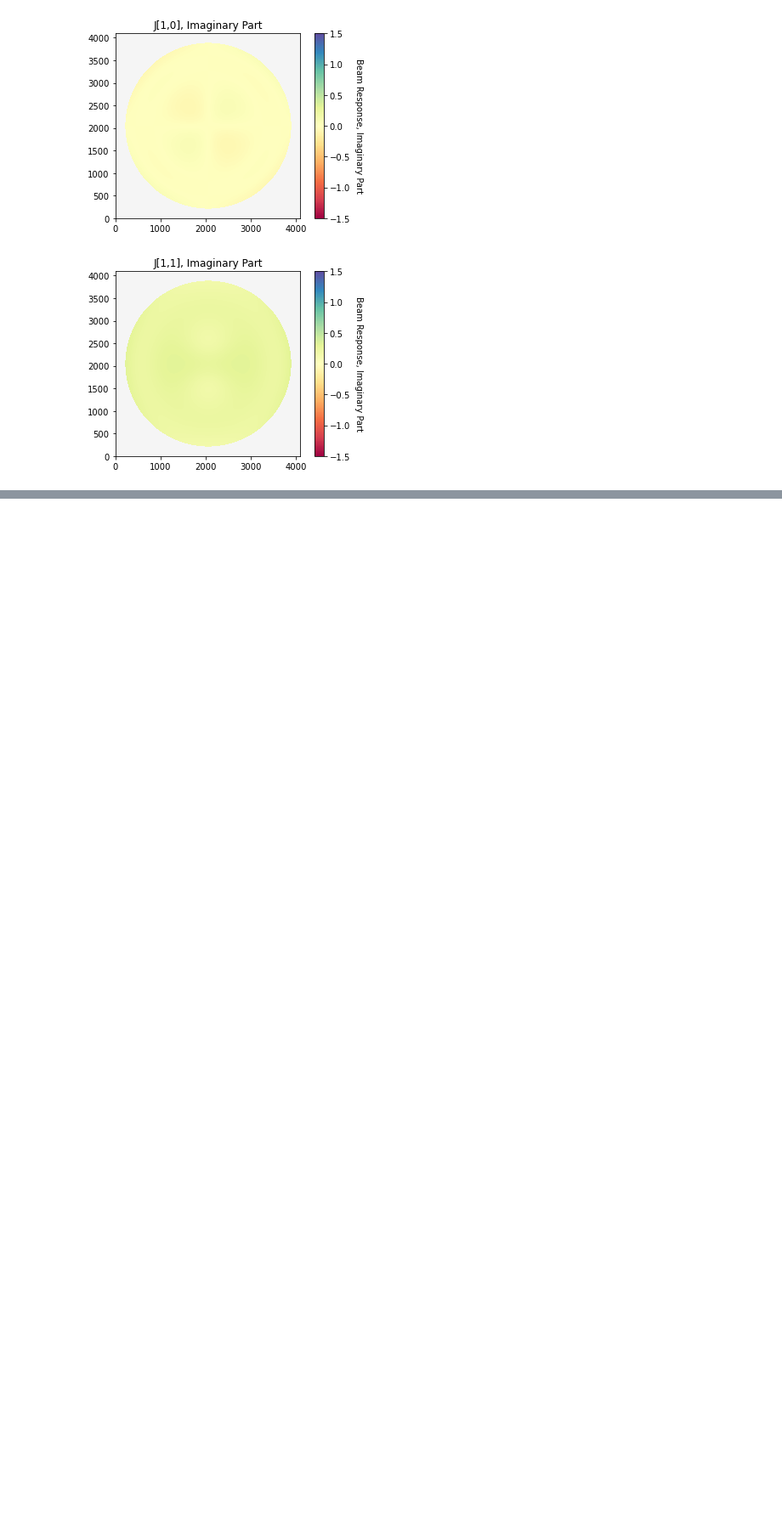
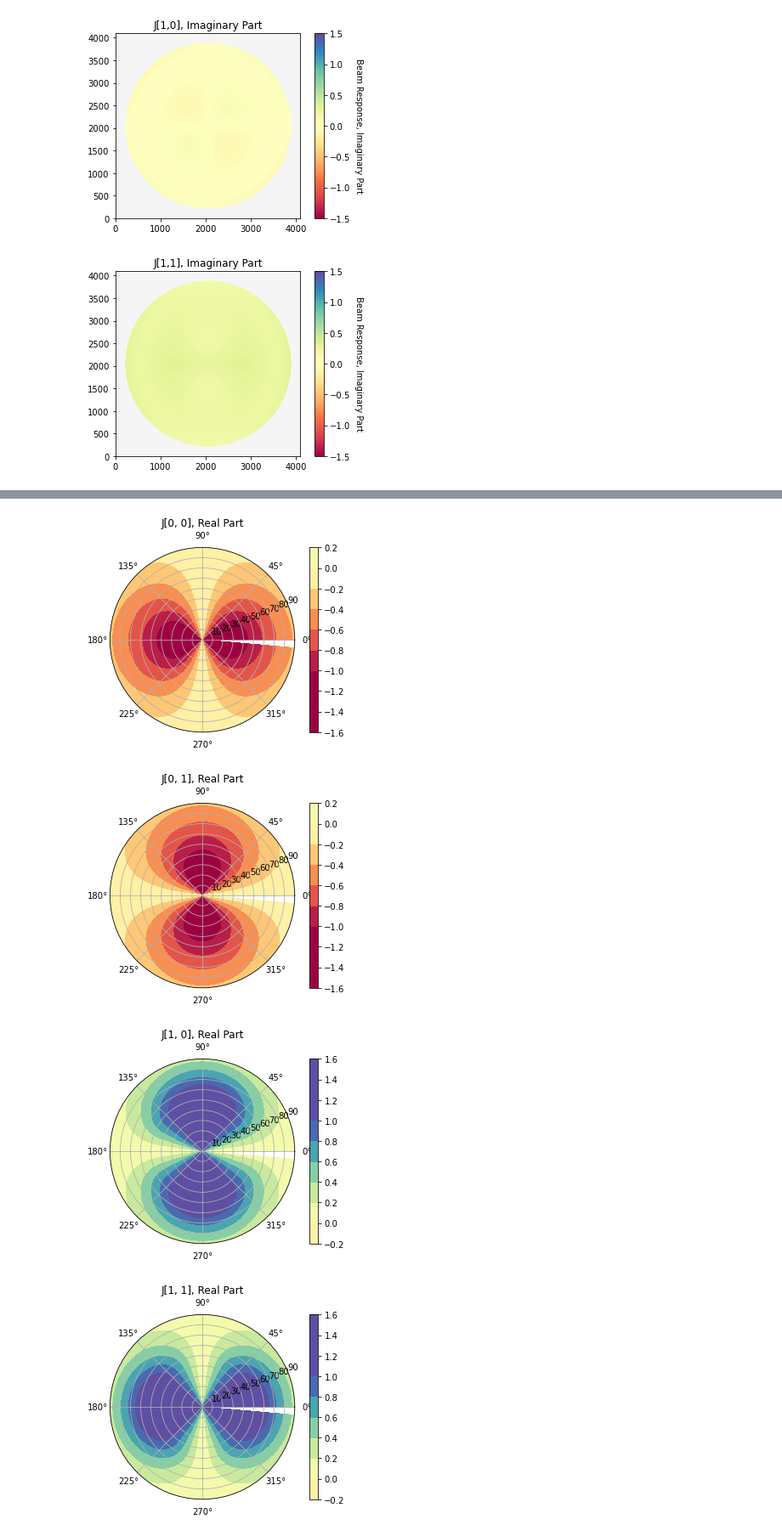
Before and after one commit to rlbyrne/rlb_LWA, a Jupyter notebook: notebooks/plot_beams.ipynb, the cells around one changed output, grey strips where cells are left out. Shown: that part at 85% size. Cells and saved outputs as stored; diff of their text form; code cells hidden in the pictures; blank space fills up the shorter version.

```diff
--- a/notebooks/plot_beams.ipynb
+++ b/notebooks/plot_beams.ipynb
@@ -62,0 +82,35 @@ for ind1 in range(2):
+# %%
+for point in range(npoints):
+    line_data = [float(value) for value in lines[point+7].split()]
+    za_deg[point] = line_data[0]
+    az_deg[point] = line_data[1]
+    freq_mhz[point] = line_data[2]
+    jones_theta[point] = line_data[7] + 1j*line_data[8]
+    jones_phi[point] = line_data[9] + 1j*line_data[10]
+# %%
+za_axis = np.arange(0., 90.+5., 5.)
+az_axis = np.arange(0., 360., 5.)
+freq_axis = np.arange(20., 80.+10., 10.)
+jones = np.full((2, 2, len(freq_axis), len(za_axis), len(az_axis)), np.nan+1j*np.nan, dtype=complex)
+for point in range(npoints):
+    za_ind = np.where(za_axis == za_deg[point])
+    freq_ind = np.where(freq_axis == freq_mhz[point])
+    for pol in [0, 1]:
+        use_az = az_deg[point]
+        if pol == 1:
+            use_az = 90.-use_az  # Q pol is rotated 90 degrees
+        az_ind_quad_1 = np.where(az_axis == use_az)
+        jones[0, pol, freq_ind, za_ind, az_ind_quad_1] = jones_theta[point]
+        jones[1, pol, freq_ind, za_ind, az_ind_quad_1] = jones_phi[point]
+        az_ind_quad_2 = np.where(az_axis == 180. - use_az)
+        jones[0, pol, freq_ind, za_ind, az_ind_quad_2] = jones_theta[point]
+        jones[1, pol, freq_ind, za_ind, az_ind_quad_2] = jones_phi[point]
+        az_ind_quad_3 = np.where(az_axis == 180. + use_az)
+        jones[0, pol, freq_ind, za_ind, az_ind_quad_3] = jones_theta[point]
+        jones[1, pol, freq_ind, za_ind, az_ind_quad_3] = jones_phi[point]
+        az_ind_quad_4 = np.where(az_axis == 360. - use_az)
+        jones[0, pol, freq_ind, za_ind, az_ind_quad_4] = jones_theta[point]
+        jones[1, pol, freq_ind, za_ind, az_ind_quad_4] = jones_phi[point]
+# %%
+plot_freq = 50.
+plot_freq_ind = np.where(freq_axis == plot_freq)[0][0]
@@ -62,0 +119,15 @@ for ind1 in range(2):
+# %%
+r_plot, theta_plot = np.meshgrid(za_axis, az_axis)
+for pol1 in [0, 1]:
+    for pol2 in [0, 1]:
+        fig, ax = plt.subplots(subplot_kw=dict(projection='polar'))
+        contourplot = ax.contourf(np.radians(theta_plot), r_plot, np.real(jones[pol1, pol2, plot_freq_ind, :, :]).T, vmin=-1, vmax=1, cmap=use_cmap)
+        contourplot.set_clim(vmin=-1, vmax=1)
+        cbar = fig.colorbar(contourplot)
+        plt.title(f'J[{pol1}, {pol2}], Real Part')
+        plt.show()
+# %% [output]
+[figure, added]
+[figure, added]
+[figure, added]
+[figure, added]
```
Also changed, not shown: parts of 7 cells of this notebook.
